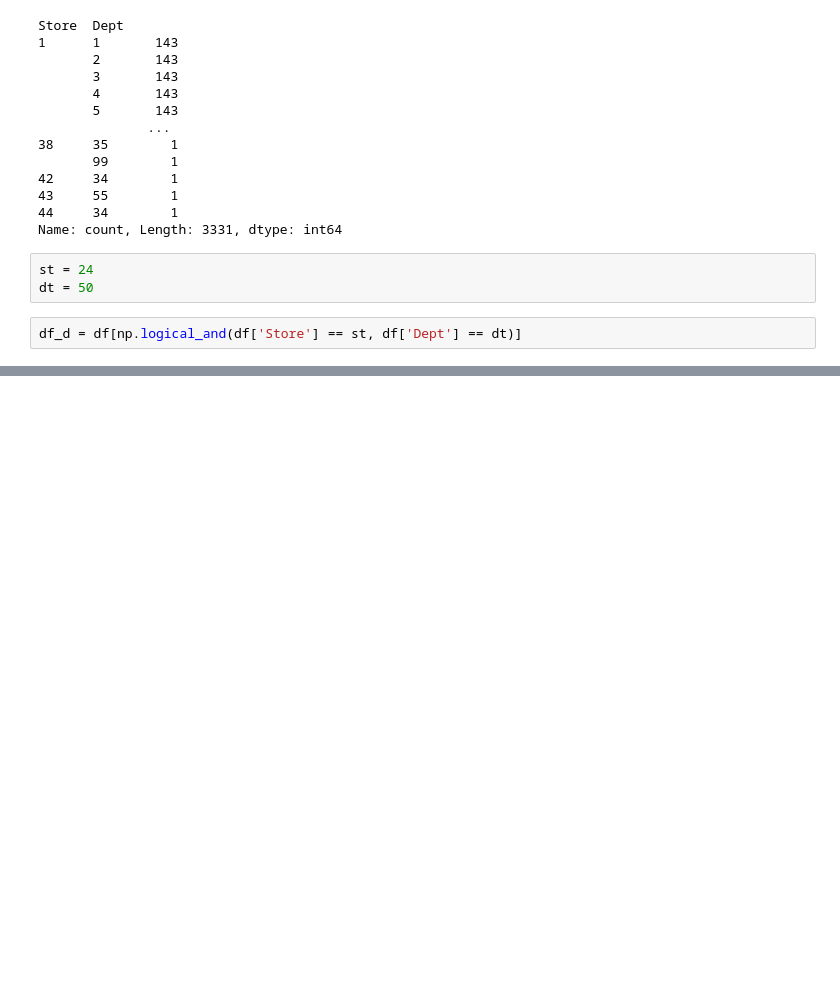
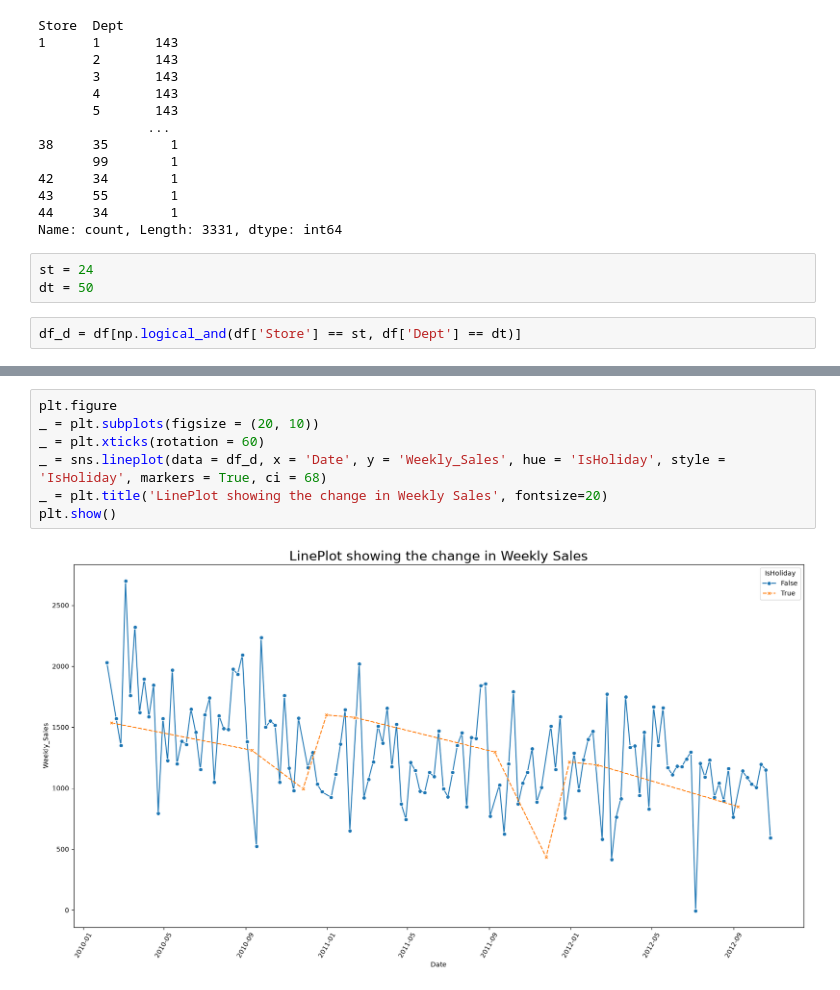
Before and after one commit to Bot-Bibek/ML_Analysis_for_Marketing, a Jupyter notebook: notebooks/ML_Analysis_For_Marketing.ipynb, the cells around one changed output, grey strips where cells are left out. Saved outputs shown, nothing was run; the diff lists cells and outputs as text; blank space fills up the shorter version.

```diff
--- a/notebooks/ML_Analysis_For_Marketing.ipynb
+++ b/notebooks/ML_Analysis_For_Marketing.ipynb
@@ -144,0 +156,9 @@ df_d = df[np.logical_and(df['Store'] == st, df['Dept'] == dt)]
+# %%
+plt.figure
+_ = plt.subplots(figsize = (20, 10))
+_ = plt.xticks(rotation = 60)
+_ = sns.lineplot(data = df_d, x = 'Date', y = 'Weekly_Sales', hue = 'IsHoliday', style = 'IsHoliday', markers = True, ci = 68)
+_ = plt.title('LinePlot showing the change in Weekly Sales', fontsize=20)
+plt.show()
+# %% [output]
+[figure, added]
```
Also changed, not shown: parts of 4 cells of this notebook, 1 other file.
